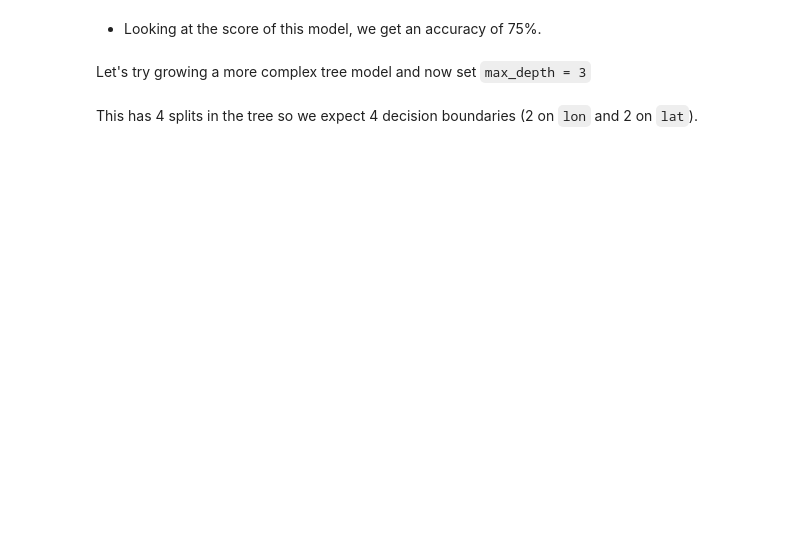
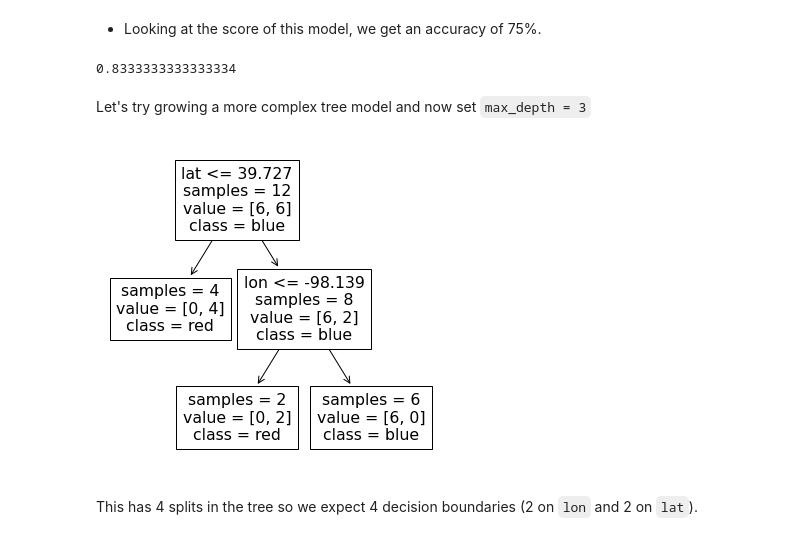
Before and after one commit to bait509-ubc/BAIT509, a Jupyter notebook: lectures/lecture1.ipynb, the cells around one changed output. Saved outputs shown, nothing was run; the diff lists cells and outputs as text; code cells hidden in the pictures; blank space fills up the shorter version.

Commit message:
Adjust figure sizes and error

```diff
--- a/lectures/lecture1.ipynb
+++ b/lectures/lecture1.ipynb
@@ -750,3 +750,6 @@ In scikit-learn, hyperparameters are set in the constructor.
 Let's practice by making a decision stump (A tree with a depth of 1). Our last model was made where we set the depth to "unlimited" so we need to initial a new model and train a new where where we set the `max_depth` hyperparameter.
 # %% [markdown]
 Let's see what the tree looks like now.
+# %%
+model_1 = DecisionTreeClassifier(max_depth=1).fit(X, y)
+model_1.fit(X, y)
@@ -775,6 +782,8 @@ ax.set_ylabel('lat', fontsize=20);
 - Looking  at the score of this model, we get an accuracy of 75%.
 # %%
 model_1.score(X, y)
+# %% [output]
+0.8333333333333334
 # %% [markdown]
 Let's try growing a more complex tree model and now set `max_depth = 3`
 # %%
@@ -782,11 +791,13 @@ model_3 = DecisionTreeClassifier(max_depth=3).fit(X, y)
 # %%
 plot_tree(
     model_3,
     feature_names=X.columns,
     class_names=y.unique()[::-1],
     impurity=False,
-    ax=plt.subplots(figsize=(10, 8))[1]
+    ax=plt.subplots(figsize=(6, 6))[1]
 );
+# %% [output]
+[figure, added]
 # %% [markdown]
 This has 4 splits in the tree so we expect 4 decision boundaries (2 on `lon` and 2 on `lat`).
 # %%
```
Also changed, not shown: parts of 19 cells of this notebook.
